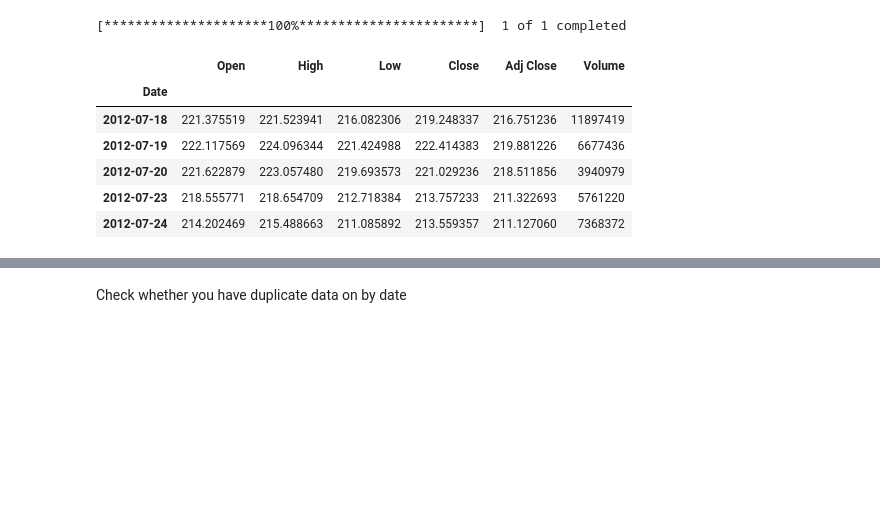
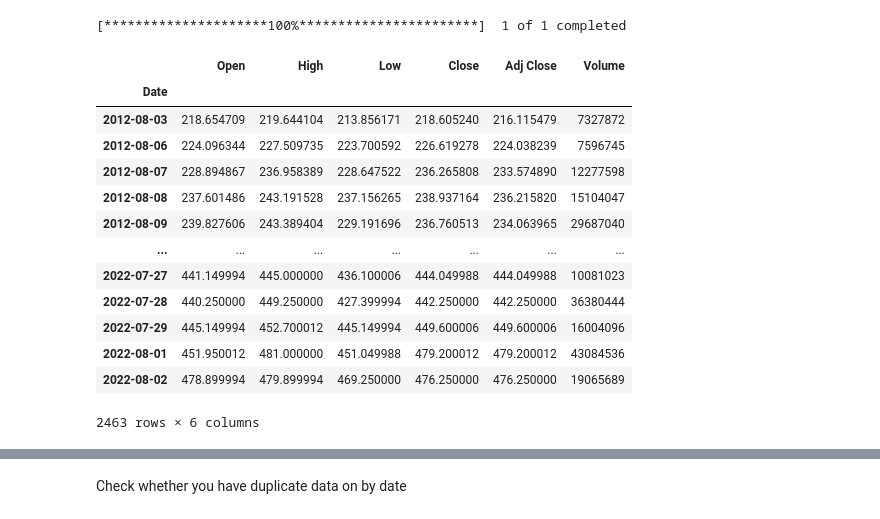
Before and after one commit to renkuntlamahessh/Tata-Motors-Project-, a Jupyter notebook: TATA_Motors_Stock_market_Forecasting_V3.ipynb, the cells around one changed output, grey strips where cells are left out. Drawn from its saved outputs; the diff is of its cells as text; code cells hidden in the pictures; blank space fills up the shorter version.

```diff
--- a/TATA_Motors_Stock_market_Forecasting_V3.ipynb
+++ b/TATA_Motors_Stock_market_Forecasting_V3.ipynb
@@ -45,15 +45,22 @@ df = pdr.get_data_yahoo(stock,start,end)
 # %% [output]
 [*********************100%***********************]  1 of 1 completed
 # %%
-df.head()
+df
 # %% [output]
 |  | Open | High | Low | Close | Adj Close | Volume |
 | Date |  |  |  |  |  |  |
-| 2012-07-18 | 221.375519 | 221.523941 | 216.082306 | 219.248337 | 216.751236 | 11897419 |
-| 2012-07-19 | 222.117569 | 224.096344 | 221.424988 | 222.414383 | 219.881226 | 6677436 |
-| 2012-07-20 | 221.622879 | 223.057480 | 219.693573 | 221.029236 | 218.511856 | 3940979 |
-| 2012-07-23 | 218.555771 | 218.654709 | 212.718384 | 213.757233 | 211.322693 | 5761220 |
-| 2012-07-24 | 214.202469 | 215.488663 | 211.085892 | 213.559357 | 211.127060 | 7368372 |
+| 2012-08-03 | 218.654709 | 219.644104 | 213.856171 | 218.605240 | 216.115479 | 7327872 |
+| 2012-08-06 | 224.096344 | 227.509735 | 223.700592 | 226.619278 | 224.038239 | 7596745 |
+| 2012-08-07 | 228.894867 | 236.958389 | 228.647522 | 236.265808 | 233.574890 | 12277598 |
+| 2012-08-08 | 237.601486 | 243.191528 | 237.156265 | 238.937164 | 236.215820 | 15104047 |
+| 2012-08-09 | 239.827606 | 243.389404 | 229.191696 | 236.760513 | 234.063965 | 29687040 |
+| ... | ... | ... | ... | ... | ... | ... |
+| 2022-07-27 | 441.149994 | 445.000000 | 436.100006 | 444.049988 | 444.049988 | 10081023 |
+| 2022-07-28 | 440.250000 | 449.250000 | 427.399994 | 442.250000 | 442.250000 | 36380444 |
+| 2022-07-29 | 445.149994 | 452.700012 | 445.149994 | 449.600006 | 449.600006 | 16004096 |
+| 2022-08-01 | 451.950012 | 481.000000 | 451.049988 | 479.200012 | 479.200012 | 43084536 |
+| 2022-08-02 | 478.899994 | 479.899994 | 469.250000 | 476.250000 | 476.250000 | 19065689 |
+2463 rows × 6 columns
 # %%
 df.index
 # %% [output]
```
Also changed, not shown: parts of 25 cells of this notebook.
